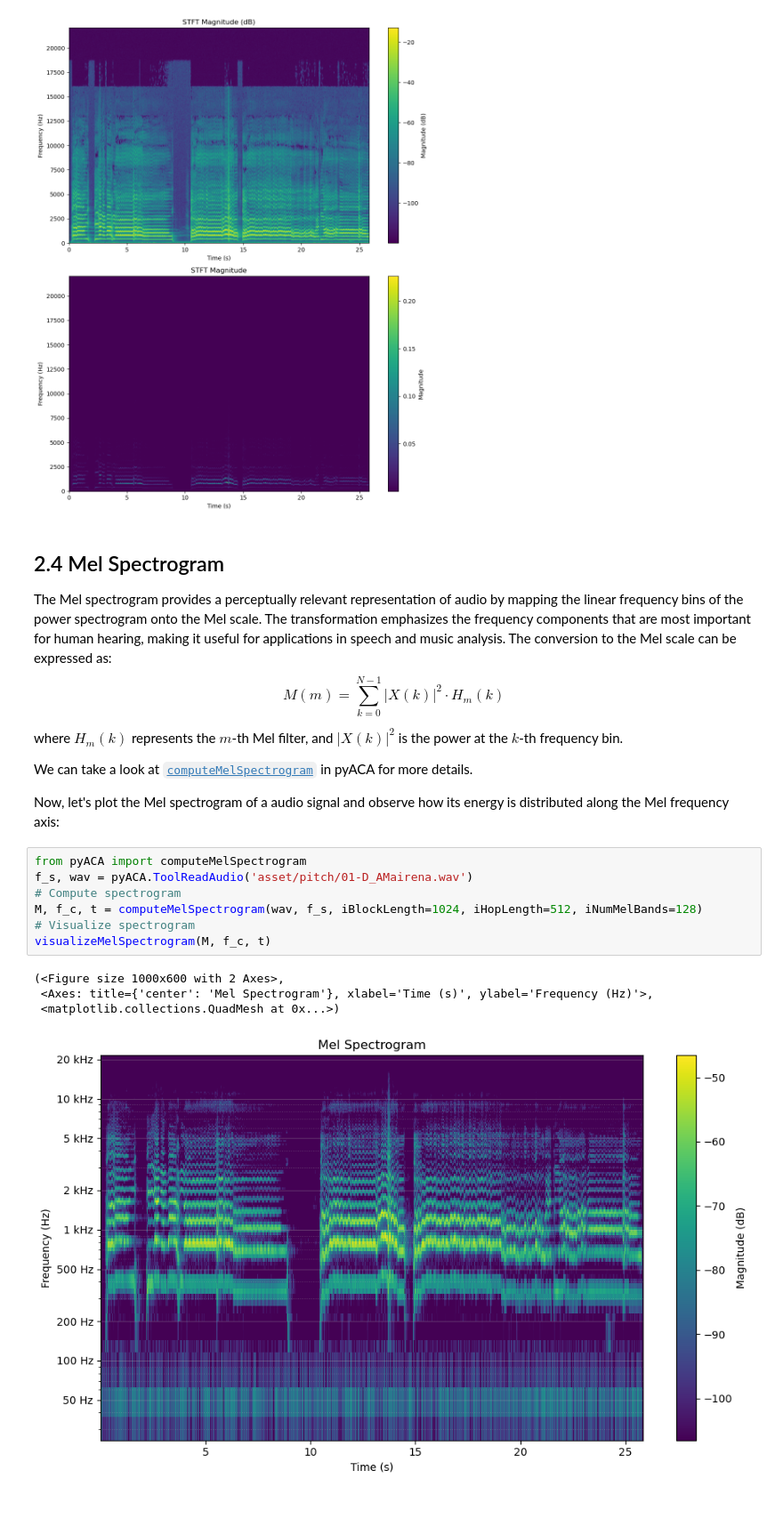
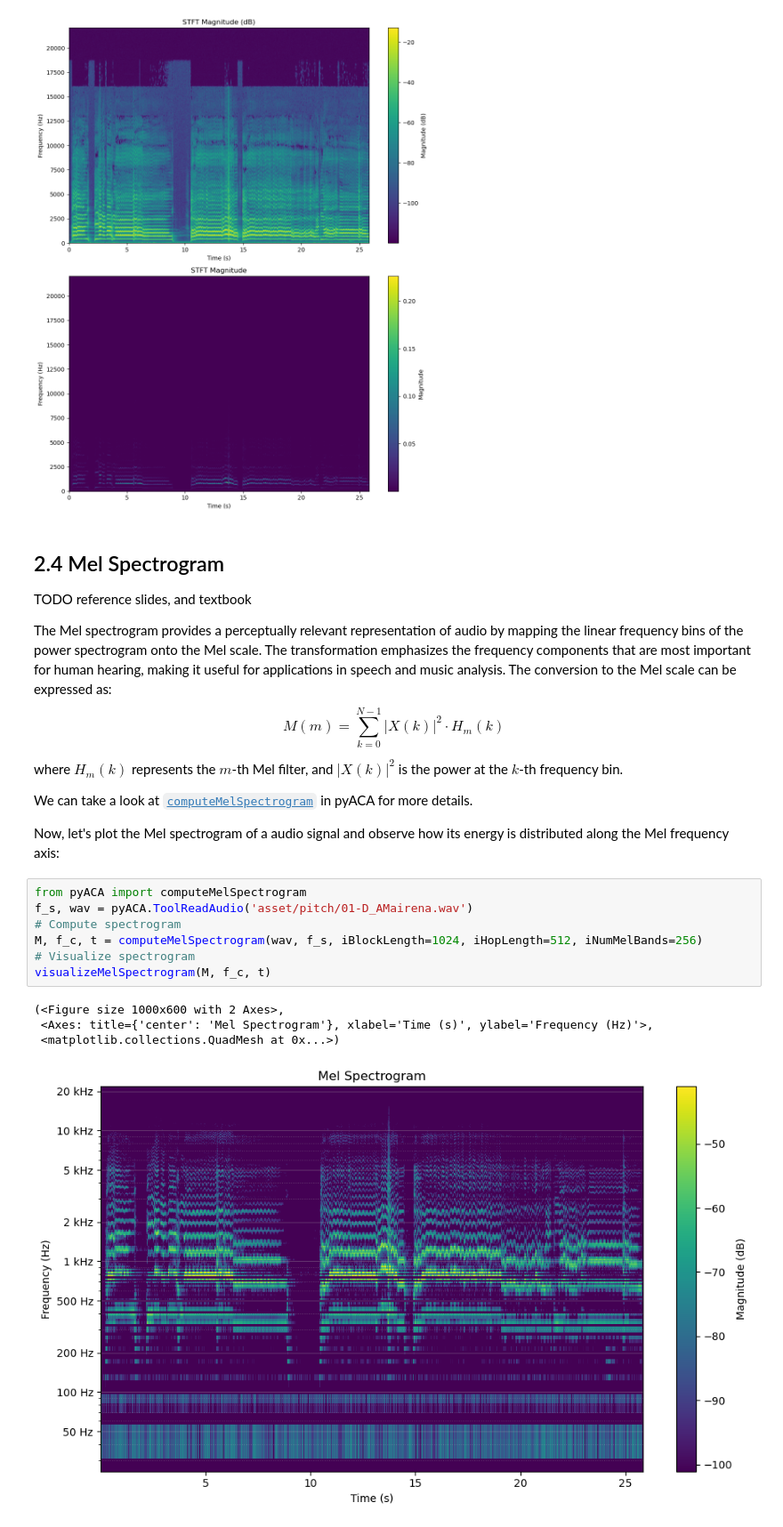
Before and after one commit to alexanderlerch/pynbACA, a Jupyter notebook: lesson0.ipynb, the cells around one changed output. Shown at 89% size. Cells and saved outputs as stored; diff of their text form.

```diff
--- a/lesson0.ipynb
+++ b/lesson0.ipynb
@@ -259,6 +259,8 @@ plt.show()
 [figure]
 # %% [markdown]
 ## 2.4 Mel Spectrogram
+
+TODO reference slides, and textbook
 
 The Mel spectrogram provides a perceptually relevant representation of audio by mapping the linear frequency bins of the power spectrogram onto the Mel scale. The transformation emphasizes the frequency components that are most important for human hearing, making it useful for applications in speech and music analysis. The conversion to the Mel scale can be expressed as:
 $$
@@ -273,12 +275,12 @@ Now, let's plot the Mel spectrogram of a audio signal and observe how its energy
 # %%
 from pyACA import computeMelSpectrogram
 f_s, wav = pyACA.ToolReadAudio('asset/pitch/01-D_AMairena.wav')
 # Compute spectrogram
-M, f_c, t = computeMelSpectrogram(wav, f_s, iBlockLength=1024, iHopLength=512, iNumMelBands=128)
+M, f_c, t = computeMelSpectrogram(wav, f_s, iBlockLength=1024, iHopLength=512, iNumMelBands=256)
 # Visualize spectrogram
 visualizeMelSpectrogram(M, f_c, t)
 # %% [output]
 (<Figure size 1000x600 with 2 Axes>,
  <Axes: title={'center': 'Mel Spectrogram'}, xlabel='Time (s)', ylabel='Frequency (Hz)'>,
  <matplotlib.collections.QuadMesh at 0x...>)
-[figure, old version]
+[figure, new version]
```
Also changed, not shown: parts of 3 cells of this notebook, 1 other file.
